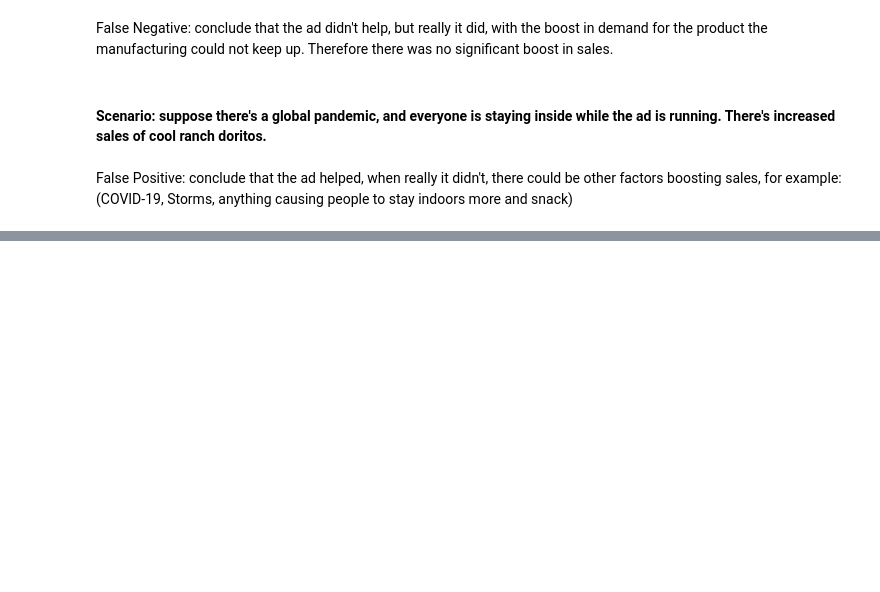
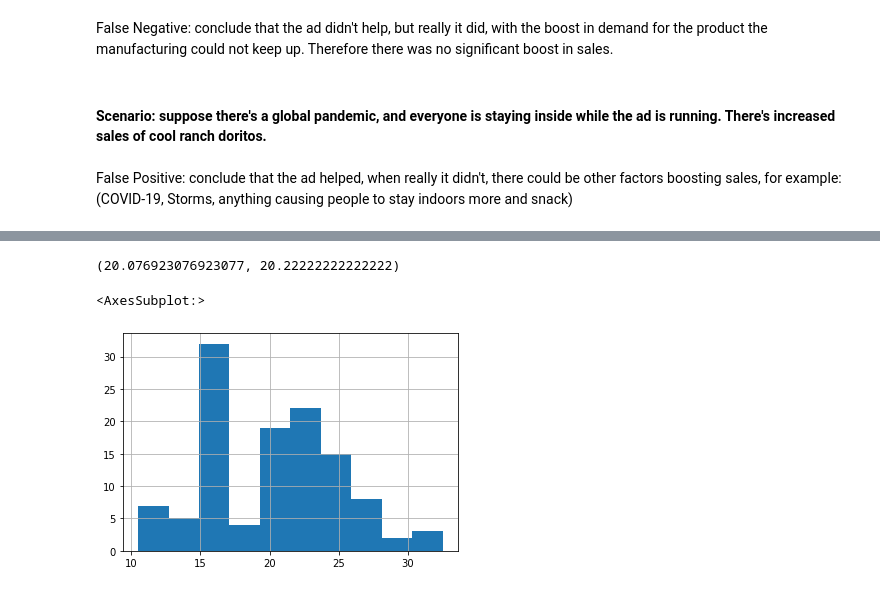
Before and after one commit to ForrestMccrosky/statistics-exercises, a Jupyter notebook: hypothesis_testing.ipynb, the cells around one changed output, grey strips where cells are left out. Saved outputs shown, nothing was run; the diff lists cells and outputs as text; code cells hidden in the pictures; blank space fills up the shorter version.

```diff
--- a/hypothesis_testing.ipynb
+++ b/hypothesis_testing.ipynb
@@ -53,0 +178,12 @@ False Positive: conclude that the ad helped, when really it didn't, there could
+# %%
+mpg_08 = mpg[mpg.year == 2008].avg_mpg
+mpg_99 = mpg[mpg.year == 1999].avg_mpg
+
+mpg_08.mean(), mpg_99.mean()
+# %% [output]
+(20.076923076923077, 20.22222222222222)
+# %%
+mpg_08.hist()
+# %% [output]
+<AxesSubplot:>
+[figure, added]
```
Also changed, not shown: parts of 43 cells of this notebook.
